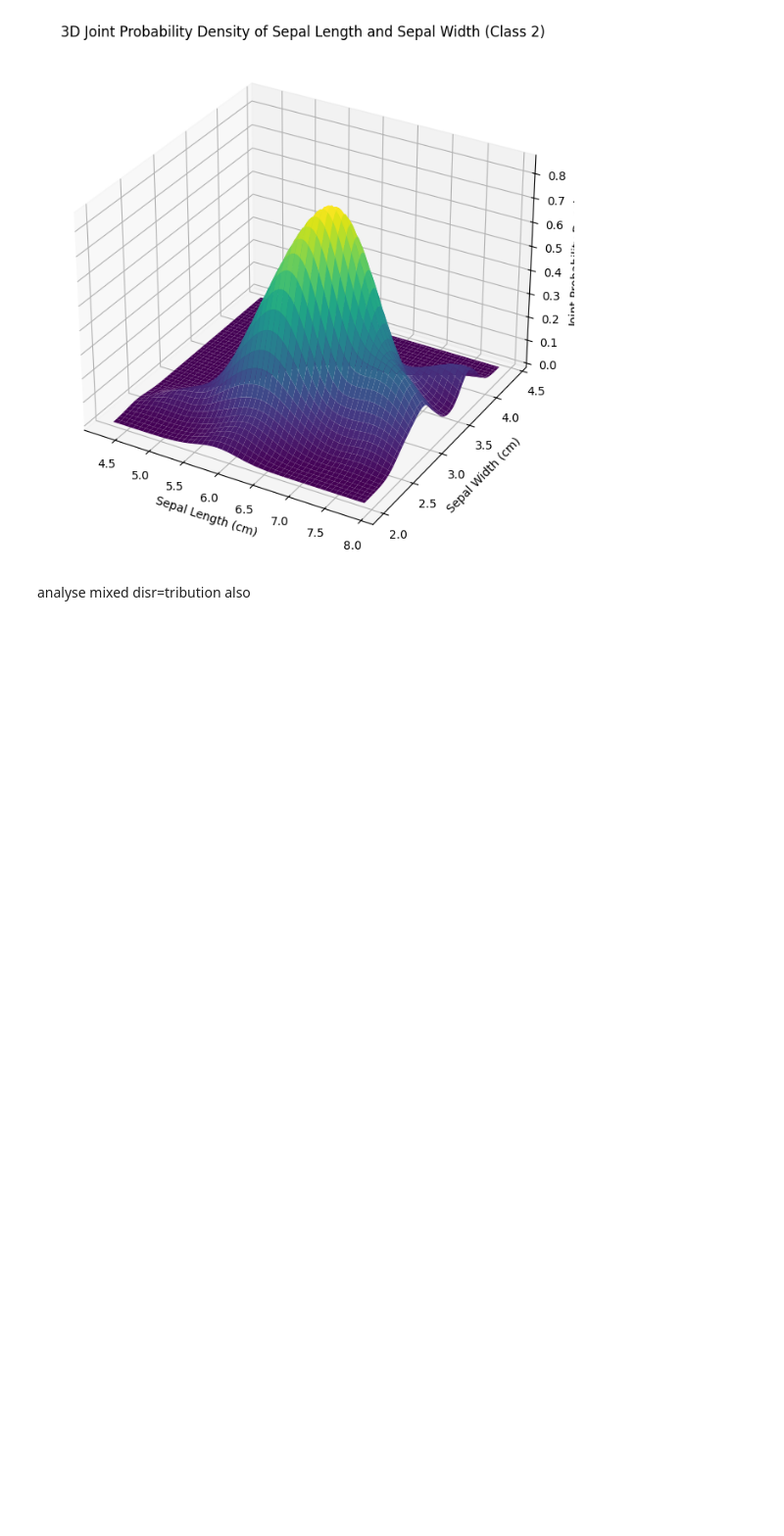
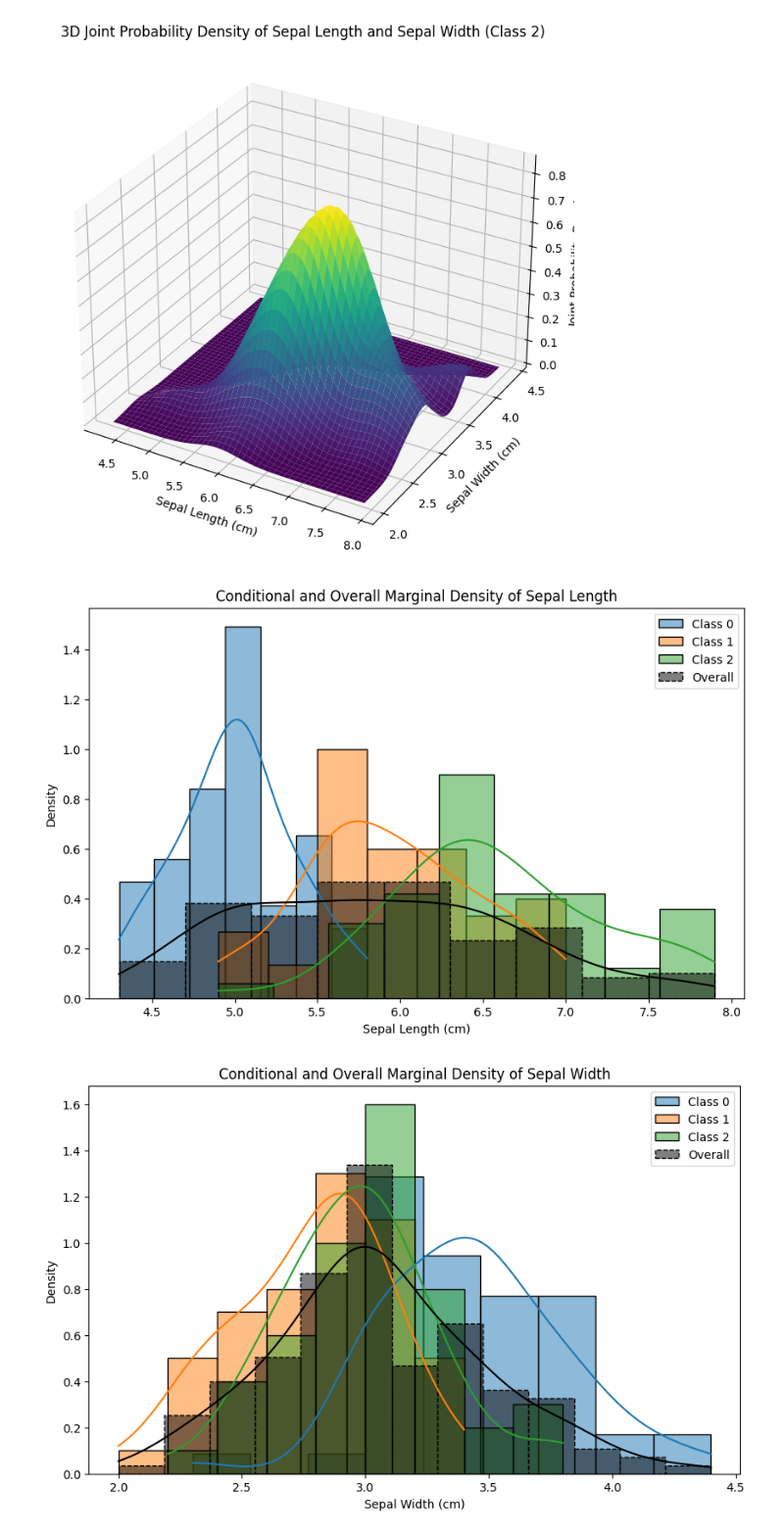
Before and after one commit to 23f1002944/EDA-Probability-Distributions, a Jupyter notebook: Iris_Dataset_analysis.ipynb, the cells around one changed output. Shown at 98% size. Drawn from its saved outputs; the diff is of its cells as text; code cells hidden in the pictures; blank space fills up the shorter version.

```diff
--- a/Iris_Dataset_analysis.ipynb
+++ b/Iris_Dataset_analysis.ipynb
@@ -88,3 +92,16 @@ plt.title('2D Histogram of Sepal Length and Sepal Width')
 plt.show()
 # %% [output]
 [figure]
+# %%
+import pandas as pd
+
+# Discretize sepal length and sepal width into bins
+# You can adjust the number of bins as needed
+df['sepal_length_bin'] = pd.cut(df['sepal length (cm)'], bins=10)
+df['sepal_width_bin'] = pd.cut(df['sepal width (cm)'], bins=10)
+
+# Create a contingency table
+contingency_table = pd.crosstab(df['sepal_length_bin'], df['sepal_width_bin'])
+
+# Display the contingency table
+display(contingency_table)
@@ -316,5 +275,34 @@ for target_class in unique_targets:
 [figure]
 [figure]
 [figure]
-# %% [markdown]
-analyse mixed disr=tribution also
+# %%
+import seaborn as sns
+import matplotlib.pyplot as plt
+
+# Get unique target values
+unique_targets = df['target'].unique()
+
+# Plot conditional marginal density for Sepal Length for each class
+plt.figure(figsize=(10, 6))
+for target_class in unique_targets:
+    sns.histplot(df[df['target'] == target_class]['sepal length (cm)'], kde=True, label=f'Class {target_class}', stat='density', common_norm=False)
+sns.histplot(df['sepal length (cm)'], kde=True, color='black', linestyle='--', label='Overall', stat='density', common_norm=False)
+plt.title('Conditional and Overall Marginal Density of Sepal Length')
+plt.xlabel('Sepal Length (cm)')
+plt.ylabel('Density')
+plt.legend()
+plt.show()
+
+# Plot conditional marginal density for Sepal Width for each class
+plt.figure(figsize=(10, 6))
+for target_class in unique_targets:
+    sns.histplot(df[df['target'] == target_class]['sepal width (cm)'], kde=True, label=f'Class {target_class}', stat='density', common_norm=False)
+sns.histplot(df['sepal width (cm)'], kde=True, color='black', linestyle='--', label='Overall', stat='density', common_norm=False)
+plt.title('Conditional and Overall Marginal Density of Sepal Width')
+plt.xlabel('Sepal Width (cm)')
+plt.ylabel('Density')
+plt.legend()
+plt.show()
+# %% [output]
+[figure, added]
+[figure, added]
```
Also changed, not shown: parts of 14 cells of this notebook.
